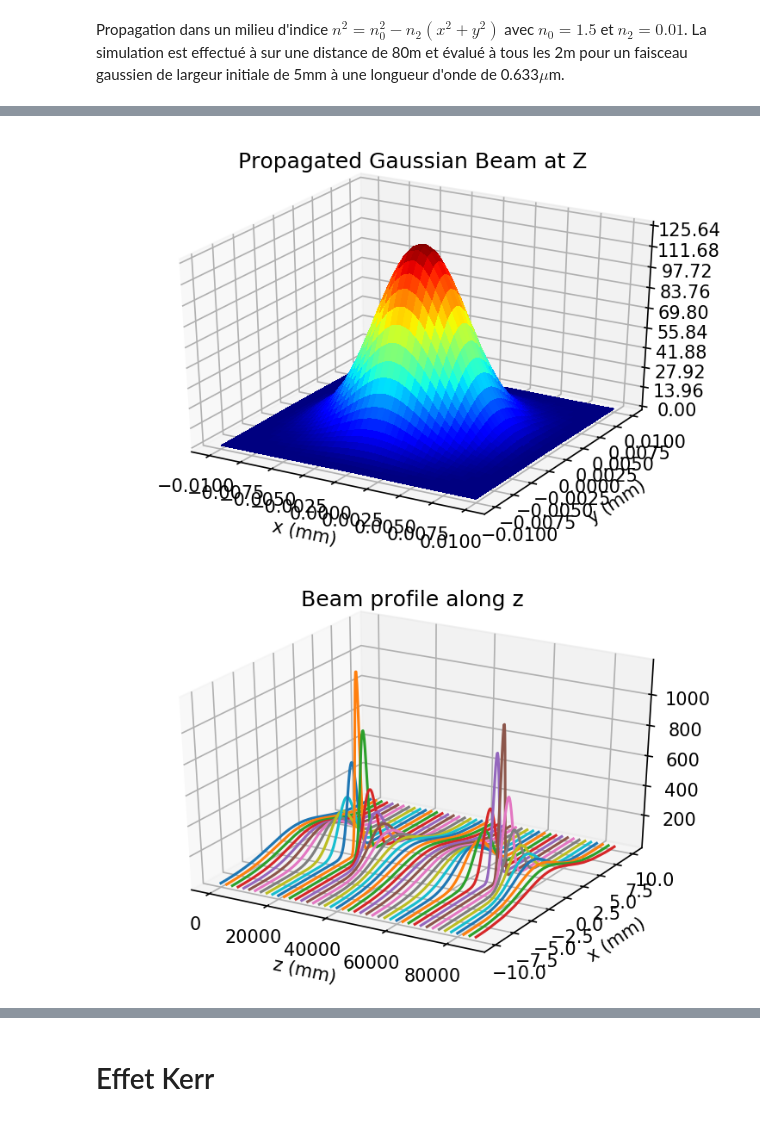
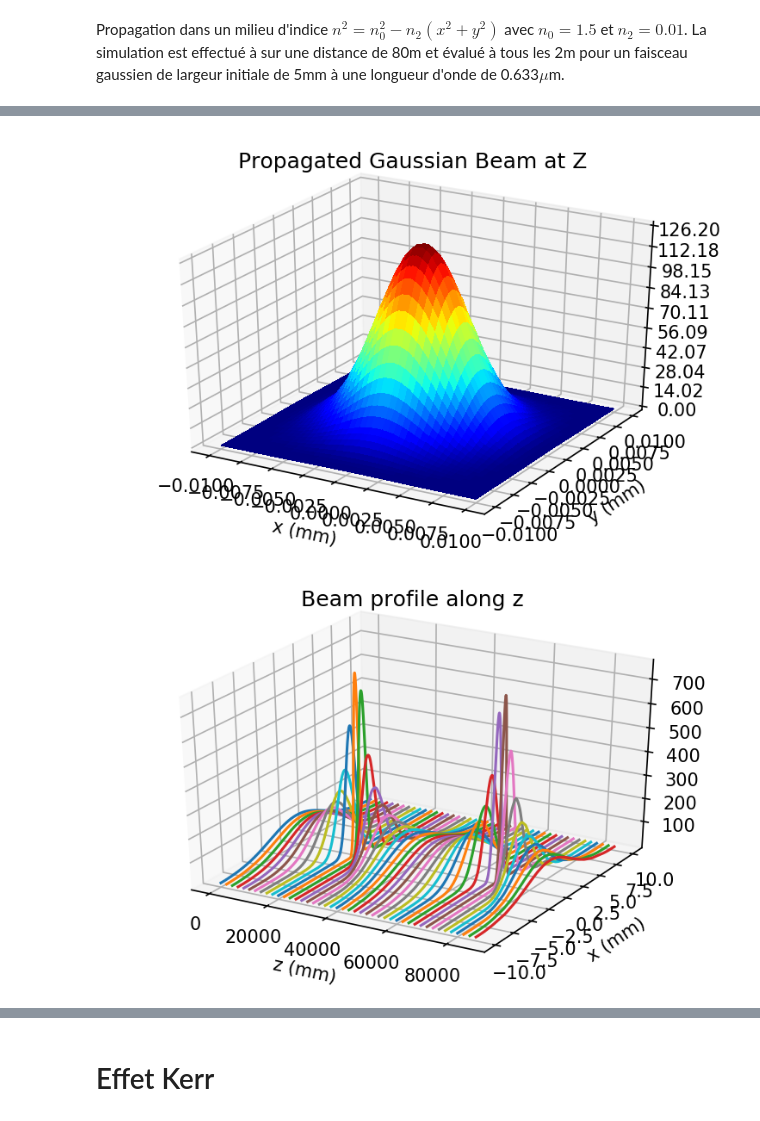
Before and after one commit to dvdturg/Phys_num, a Jupyter notebook: Travail long/TP_long_Legare_Parrot_Turgeon.ipynb, the cells around one changed output, grey strips where cells are left out. Saved outputs shown, nothing was run; the diff lists cells and outputs as text; code cells hidden in the pictures.

```diff
--- a/Travail long/TP_long_Legare_Parrot_Turgeon.ipynb
+++ b/Travail long/TP_long_Legare_Parrot_Turgeon.ipynb
@@ -24,11 +25,11 @@ from matplotlib.ticker import LinearLocator, FormatStrFormatter
 Simulation de la propagation d'un faisceau gaussien d'une longueur d'onde centrale de 0.663$\mu$m, d'une largeur de 10mm à travers une lentille de longueur focale de 16m sur une distance de 40m avec de incrément à tout les 0.8m.
 # %%
 """Gaussian Beam"""
-N = 1000 # Sampling number # Quand on change le sampling number ça modifie le faisceau à la sortie, je ne sais pas pourquoi
-L = 30e-3 # Display area
+N = 255# Sampling number # Quand on change le sampling number ça modifie le faisceau à la sortie, je ne sais pas pourquoi
+L = 50e-3 # Display area
 Ld = 0.663e-6 # Wavelength
 k0 = 2*np.pi/Ld
 w0 = 10e-3 # Initial beam waist
-dz = 800e-3 # deltaz
-Z = 10 # final z position
-f = 1e20#16000e-3 # Focal length of lens
+dz = 1000e-3 # deltaz
+Z = 40 # final z position
+f = 16000e-3 # Focal length of lens
@@ -35,4 +246,14 @@ f = 1e20#16000e-3 # Focal length of lens
 # %%
+N = 255# Sampling number # Quand on change le sampling number ça modifie le faisceau à la sortie, je ne sais pas pourquoi
+L = 30e-3 # Display area
+Ld = 0.663e-6 # Wavelength
+k0 = 2*np.pi/Ld
+w0 = 10e-3 # Initial beam waist
+dz = 1000e-3 # deltaz
+Z = 15 # final z position
+f = 1e20#16000e-3 # Focal length of lens
+
+
 dx = L/N # Step size
 x = np.zeros(N+1)
 Kx = np.zeros(N+1)
@@ -50,7 +271,7 @@ KX,KY = np.meshgrid(Kx,Ky)
 Gau_ini = np.zeros((len(X),len(Y)))
 for i in range(len(X)):
     for j in range(len(Y)):
-        if (X[j][i]**2+Y[j][i]**2 > 0.002**2):#(abs(X[0][i]) > 0.001) or (abs(Y[j][i]) > 0.001):#
+        if (abs(X[0][i]) > 0.001) or (abs(Y[j][i]) > 0.001):#
             Gau_ini[j][i] = 0
         else:
             Gau_ini[j][i] = 1#(1/(w0*np.pi**0.5))*np.exp(-(X[j][i]**2+Y[j][i]**2)/(w0**2))
@@ -78,7 +299,7 @@ for i in z:
 
 Energy_pro = dx*dx*sum(sum(abs(Gau)**2)) # Vérifier la conservation de l'énergie
 
-X *= 1e3
-Y *= 1e3
+x *= 1e3
+y *= 1e3
 z *= 1e3
 # %%
@@ -173,7 +350,7 @@ from matplotlib.ticker import LinearLocator, FormatStrFormatter
 # %%
 n0 = 1.5
 n2 = 0.01
-N = 255 # Samplig number
+N = 500 # Samplig number
 L = 20e-3 # Length of back round
 Ld = 0.633e-6/n0  # Wavelength
 k0 = 2*np.pi/Ld # wavenumber
@@ -188,10 +365,10 @@ y = np.zeros(N+1)
 Ky = np.zeros(N+1)
 for m in range(N+1):
     x[m] = (m)*dx-L/2
-    Kx[m] = (2*np.pi*(m))/(N*dx)-((2*np.pi*(256-1))/(N*dx))/2
+    Kx[m] = (2*np.pi*(m))/(N*dx)-((2*np.pi*(N))/(N*dx))/2
 for n in range(N+1):
     y[n] = (n)*dx-L/2
-    Ky[n] = (2*np.pi*(n))/(N*dx)-((2*np.pi*(256-1))/(N*dx))/2
+    Ky[n] = (2*np.pi*(n))/(N*dx)-((2*np.pi*(N))/(N*dx))/2
 
 X,Y = np.meshgrid(x,y)
 KX,KY = np.meshgrid(Kx,Ky)
@@ -247,32 +424,42 @@ ax.set_title("Propagated Gaussian Beam at Z")
 ax.zaxis.set_major_locator(LinearLocator(10))
 ax.zaxis.set_major_formatter(FormatStrFormatter('%.02f'))
 plt.show()
 
 
 fig = plt.figure()
 ax = fig.add_subplot(111,projection='3d')
 for i in range(nl):
     ax.plot(z[i]*np.ones(len(x)),  abs(Gau_pro[:,i]) ,x, zdir='y')
 ax.set_xlabel('z (mm)')
 ax.set_ylabel('x (mm)')
 ax.set_title("Beam profile along z")
 plt.show()
 
 
 
 fig,ax = plt.subplots()
 A = np.zeros(nl)
 for i in range(nl):
     A[i] = 1/max(abs(Gau_pro[:,i]))
 B = np.diag(A)
 N_Gau_pro = np.dot(abs(Gau_pro),B)
 im = ax.contourf(z,x,N_Gau_pro,np.linspace(0,np.amax(abs(N_Gau_pro)),N),cmap = "jet")
 ax.set_xlabel("z (mm)")
 ax.set_ylabel("x (mm)")
 ax.set_title("Beam waist along z")
 fig.colorbar(im, ax=ax)
 plt.show()
+
+
+fig, ax = plt.subplots()
+for i in range(nl):
+    A[i] = max(abs(Gau_pro[:,i]))
+ax.plot(z, A/max(A))
+ax.set_xlabel("z (mm)")
+ax.set_ylabel("Amplitude normalisée [-]")
+ax.set_title("Peak amplitude along z")
+plt.show()
 # %% [output]
 [figure]
-[figure, old version]
+[figure, new version]
-[figure, old version]
+[figure, new version]
```
Also changed, not shown: parts of 14 cells of this notebook, 12 other files.
